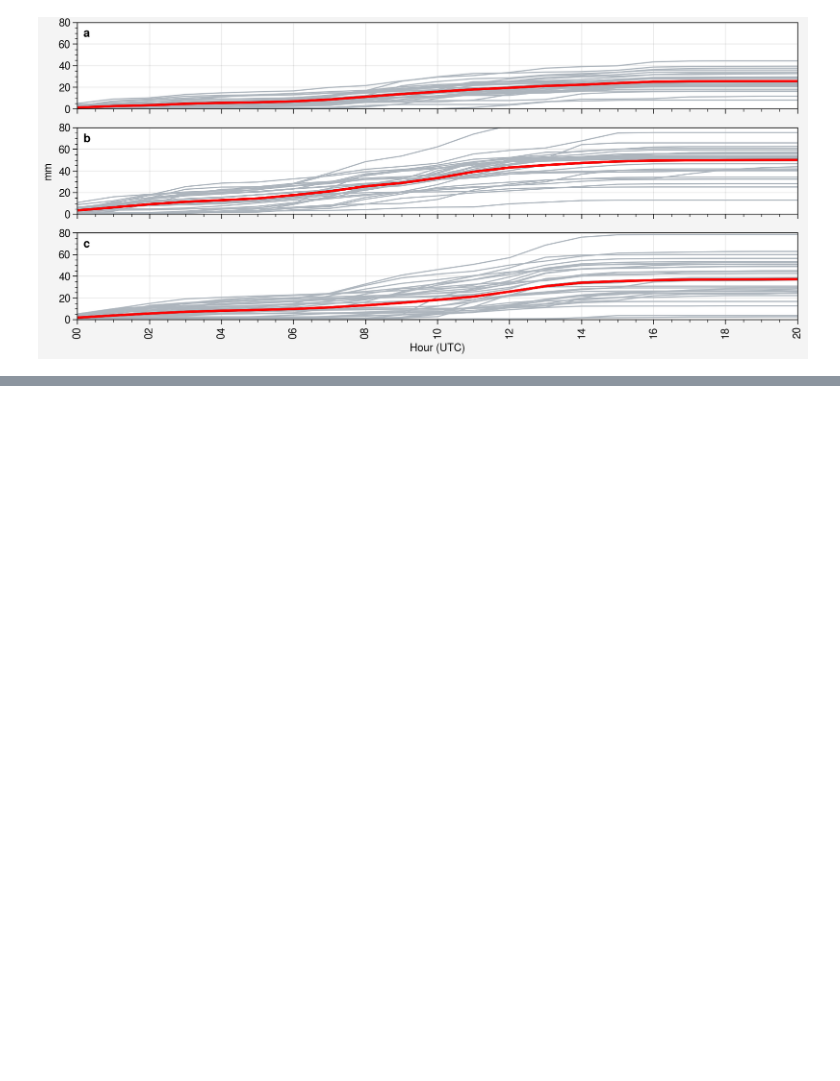
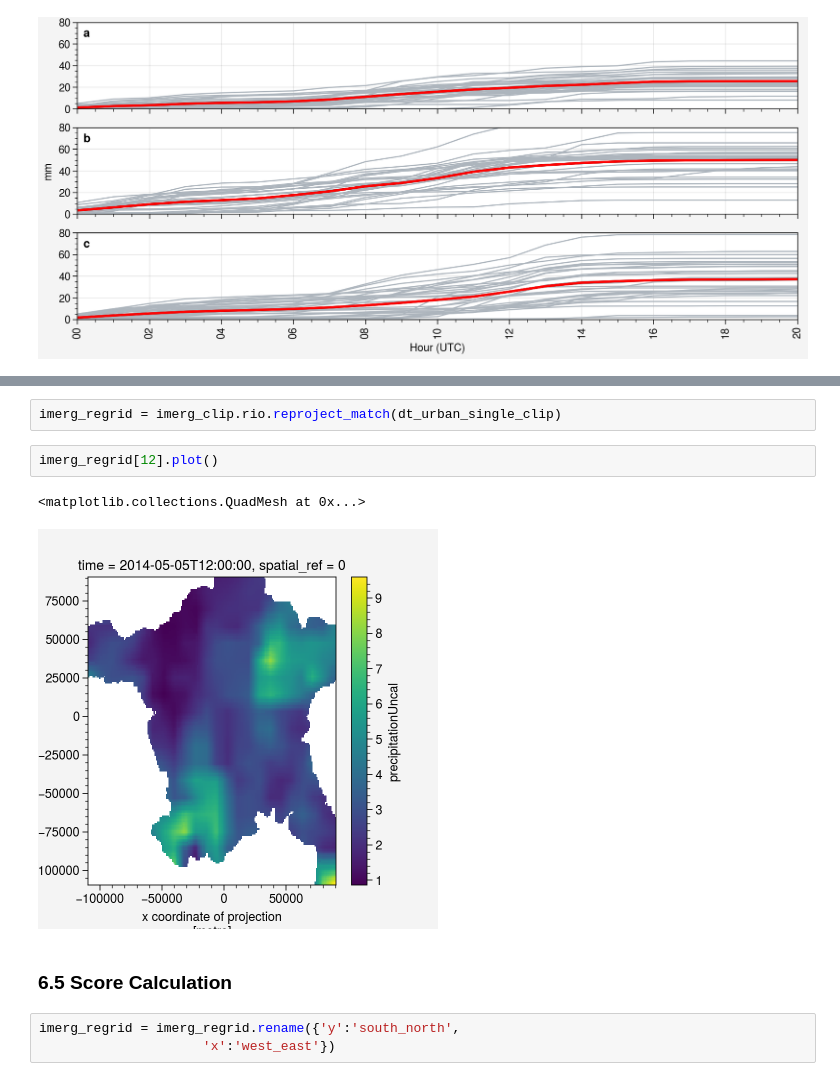
Before and after one commit to donmezkutay/Urban-Precipitation-Article, a Jupyter notebook: revision_hourly_verification_point_spring.ipynb, the cells around one changed output, grey strips where cells are left out. Drawn from its saved outputs; the diff is of its cells as text; blank space fills up the shorter version.

Commit message:
#add skill score

```diff
--- a/revision_hourly_verification_point_spring.ipynb
+++ b/revision_hourly_verification_point_spring.ipynb
@@ -500,0 +560,12 @@ plt.savefig(r'pictures/revision_spring_verification_hourly_point.jpeg',
+# %%
+imerg_regrid = imerg_clip.rio.reproject_match(dt_urban_single_clip)
+# %%
+imerg_regrid[12].plot()
+# %% [output]
+<matplotlib.collections.QuadMesh at 0x...>
+[figure, added]
+# %% [markdown]
+### 6.5 Score Calculation
+# %%
+imerg_regrid = imerg_regrid.rename({'y':'south_north',
+                     'x':'west_east'})
```
Also changed, not shown: parts of 20 cells of this notebook, 1 other file.
